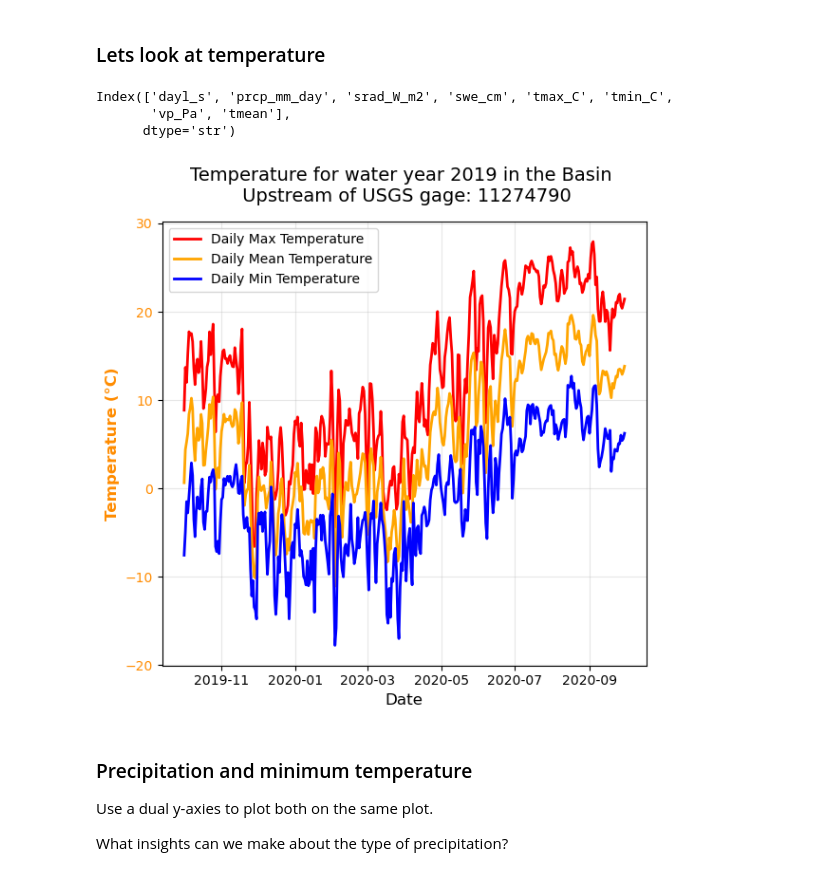
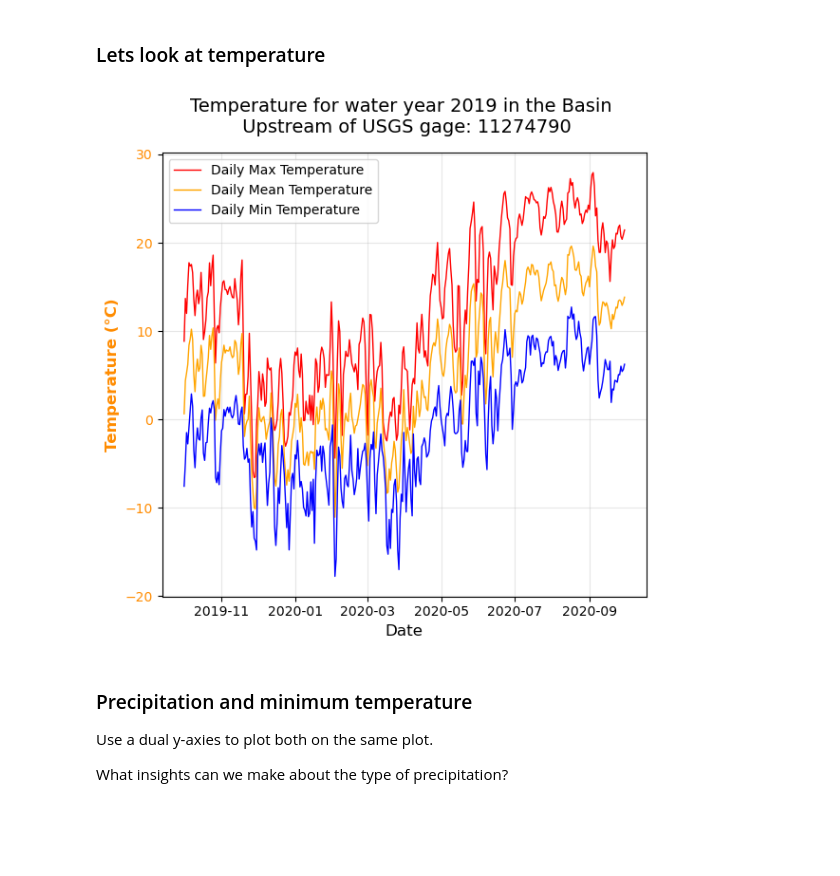
Before and after one commit to UUHydroInformatics/Data-Acquisition-Processing-Analysis, a Jupyter notebook: PyDayMet_data.ipynb, the cells around one changed output. Saved outputs shown, nothing was run; the diff lists cells and outputs as text; code cells hidden in the pictures; blank space fills up the shorter version.

```diff
--- a/PyDayMet_data.ipynb
+++ b/PyDayMet_data.ipynb
@@ -44,12 +44,12 @@ WY = 2019 # Water Year to analyze. A water year is defined as the 12 month perio
 ## Get Meteorological data for our area of interest using PyDayMet
 # %%
 # Get geometry and ensure CRS is correct
-basin = NLDI().get_basins(usgs_gage_id)  # get basin information, we could load the files that we saved too
-geometry = basin.to_crs("EPSG:4326").geometry.iloc[0]  # Get the geometry
-start_date = "1980-10-01"  # Start of water year
-end_date = datetime.datetime.today().strftime('%Y-%m-%d')  # End date is today
-var = ["prcp", "tmin", "tmax", "srad", "swe", "vp", "dayl"]  # Variables to fetch
-dates = (start_date, end_date)  # Started with a smaller range to test
+basin = nldi.get_basins(usgs_gage_id) #get basin information, we could load the files that we saved too
+geometry = basin.to_crs("EPSG:4326").geometry[0] # Get the bounding box of the geometry
+start_date = "1980-10-01" # Start of water year, started with a smaller range
+end_date = datetime.datetime.today().strftime('%Y-%m-%d') # End date is today, but could be set to the end of the water year
+var = ["prcp", "tmin", "tmax",'srad', 'swe', 'vp', 'dayl'] # Variables to fetch, precip, temperature, solar radiation, snow water equivalent, vapor pressure, day length
+dates = (start_date, end_date ) # Started with a smaller range to test
 # %%
 # Fetch data - authentication now happens automatically via earthaccess/.netrc
 # Try this simplified call first
@@ -127,32 +127,28 @@ plt.show()
 ### Lets look at temperature
 # %%
 met_df_2019.columns
-# %% [output]
-Index(['dayl_s', 'prcp_mm_day', 'srad_W_m2', 'swe_cm', 'tmax_C', 'tmin_C',
-       'vp_Pa', 'tmean'],
-      dtype='str')
 # %%
 #make the plot
 fig, ax1 = plt.subplots(figsize=(6, 6))
 
 # --- Primary Y-axis: SWE_cm ---
 ax1.set_xlabel('Date', fontsize=12)
 ax1.set_ylabel('Temperature (°C)', color='darkorange', fontsize=12, fontweight='bold')
-ax1.plot(met_df_2019.index, met_df_2019['tmax_C'], linewidth=2, label = 'Daily Max Temperature', color='red')
-ax1.plot(met_df_2019.index, met_df_2019['tmean'], linewidth=2, label = 'Daily Mean Temperature', color='orange')
-ax1.plot(met_df_2019.index, met_df_2019['tmin_C'], linewidth=2, label = 'Daily Min Temperature', color='blue')
+ax1.plot(met_df_2019.index, met_df_2019['tmax_C'], linewidth=1, label = 'Daily Max Temperature', color='red')
+ax1.plot(met_df_2019.index, met_df_2019['tmean'], linewidth=1, label = 'Daily Mean Temperature', color='orange')
+ax1.plot(met_df_2019.index, met_df_2019['tmin_C'], linewidth=1, label = 'Daily Min Temperature', color='blue')
 ax1.tick_params(axis='y', labelcolor='darkorange')
 ax1.grid(True, alpha=0.3)
 
 #show a legend
 ax1.legend()
 
 # Title and Layout
 plt.title(f"Temperature for water year 2019 in the Basin \n Upstream of USGS gage: {usgs_gage_id}", fontsize=14, pad=15)
 fig.tight_layout()
 plt.show()
 # %% [output]
-[figure, old version]
+[figure, new version]
 # %% [markdown]
 ### Precipitation and minimum temperature
 
```
Also changed, not shown: 1 other file.
